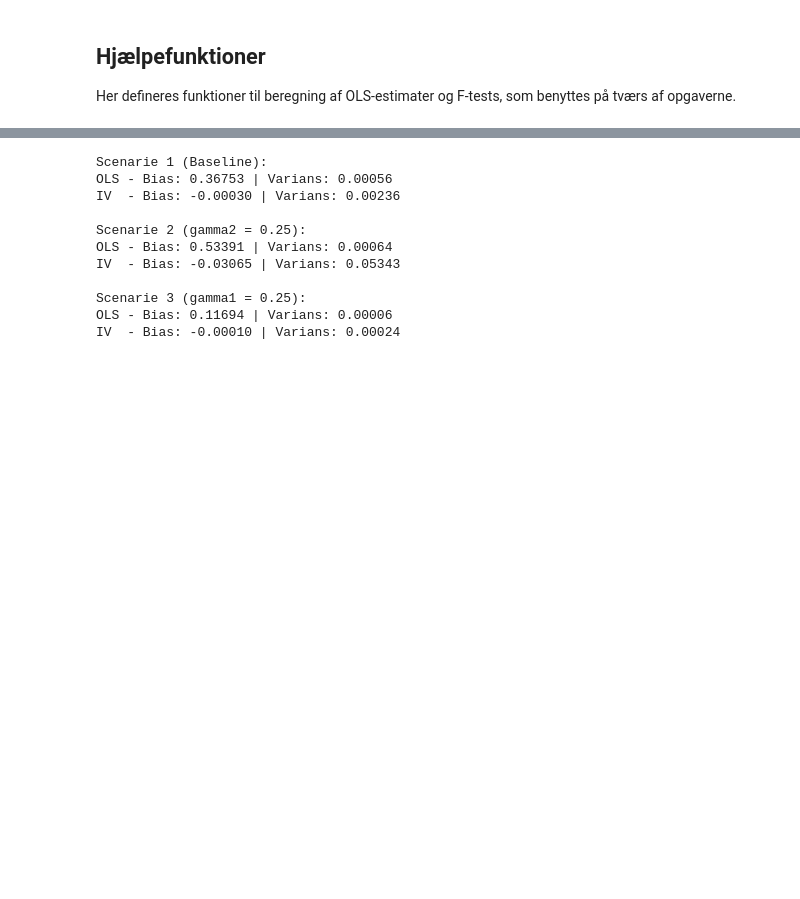
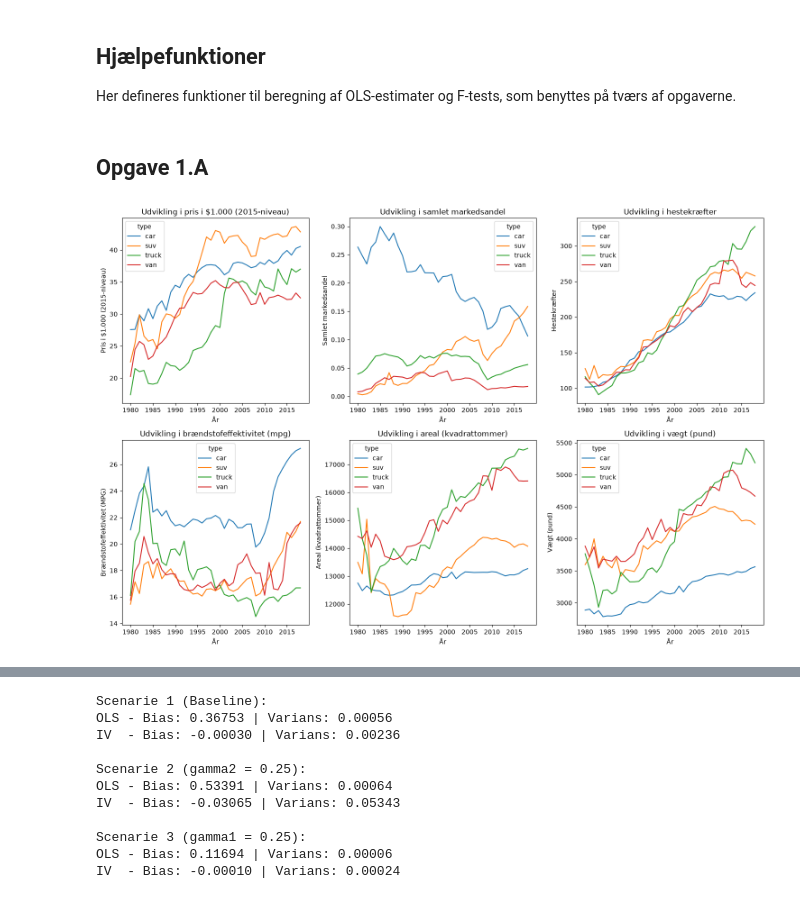
Before and after one commit to Seibouu/EconometricsA, a Jupyter notebook: 3_assignments/A3/Opgave/A3.ipynb, the cells around one changed output, grey strips where cells are left out. Cells and saved outputs as stored; diff of their text form; code cells hidden in the pictures; blank space fills up the shorter version.

```diff
--- a/3_assignments/A3/Opgave/A3.ipynb
+++ b/3_assignments/A3/Opgave/A3.ipynb
@@ -63,3 +69,47 @@ def F_test(SSR_r, SSR_ur, q, nk1):
     print(f"F-værdi: {F:.4f}")
     print(f"Kritisk grænse (5%): {crit_lim:.4f}")
     print(f"P-værdi (5%): {p_val:.4f}")
+# %% [markdown]
+## Opgave 1.A
+# %%
+df = pd.read_csv("data/cars.csv") # Tilpas evt. stien til csv-filen
+pd.options.display.float_format = "{:.4f}".format
+
+biltyper = ['car', 'suv', 'truck', 'van']
+df['type'] = df[biltyper].idxmax(axis=1)
+
+variable_til_plot = ['price', 'market_share', 'hp', 'mpg', 'footprint', 'weight']
+
+# Brug .agg() til at differentiere mellem sum og gennemsnit
+df_agg = df.groupby(['year', 'type']).agg({
+    'price': 'mean',
+    'market_share': 'sum',  # Her summeres andelene for den enkelte biltype
+    'hp': 'mean',
+    'mpg': 'mean',
+    'footprint': 'mean',
+    'weight': 'mean'
+})
+
+pæne_titler = {
+    'price': 'Pris i $1.000 (2015-niveau)',
+    'market_share': 'Samlet markedsandel', # Opdateret for præcision
+    'hp': 'Hestekræfter',
+    'mpg': 'Brændstofeffektivitet (MPG)',
+    'footprint': 'Areal (kvadrattommer)',
+    'weight': 'Vægt (pund)'
+}
+
+fig, axes = plt.subplots(2, 3, figsize=(15, 10))
+
+for ax, var in zip(axes.flatten(), variable_til_plot):
+    df_agg[var].unstack().plot(ax=ax)
+
+    # Brug dictionary til at sætte en pæn titel og y-akse label
+    ax.set_title(f'Udvikling i {pæne_titler[var].lower()}')
+    ax.set_ylabel(pæne_titler[var])
+    ax.set_xlabel('År')
+
+plt.tight_layout()
+plt.show()
+# %% [output]
+[figure, added]
```
Also changed, not shown: parts of 11 cells of this notebook, 2 other files.
